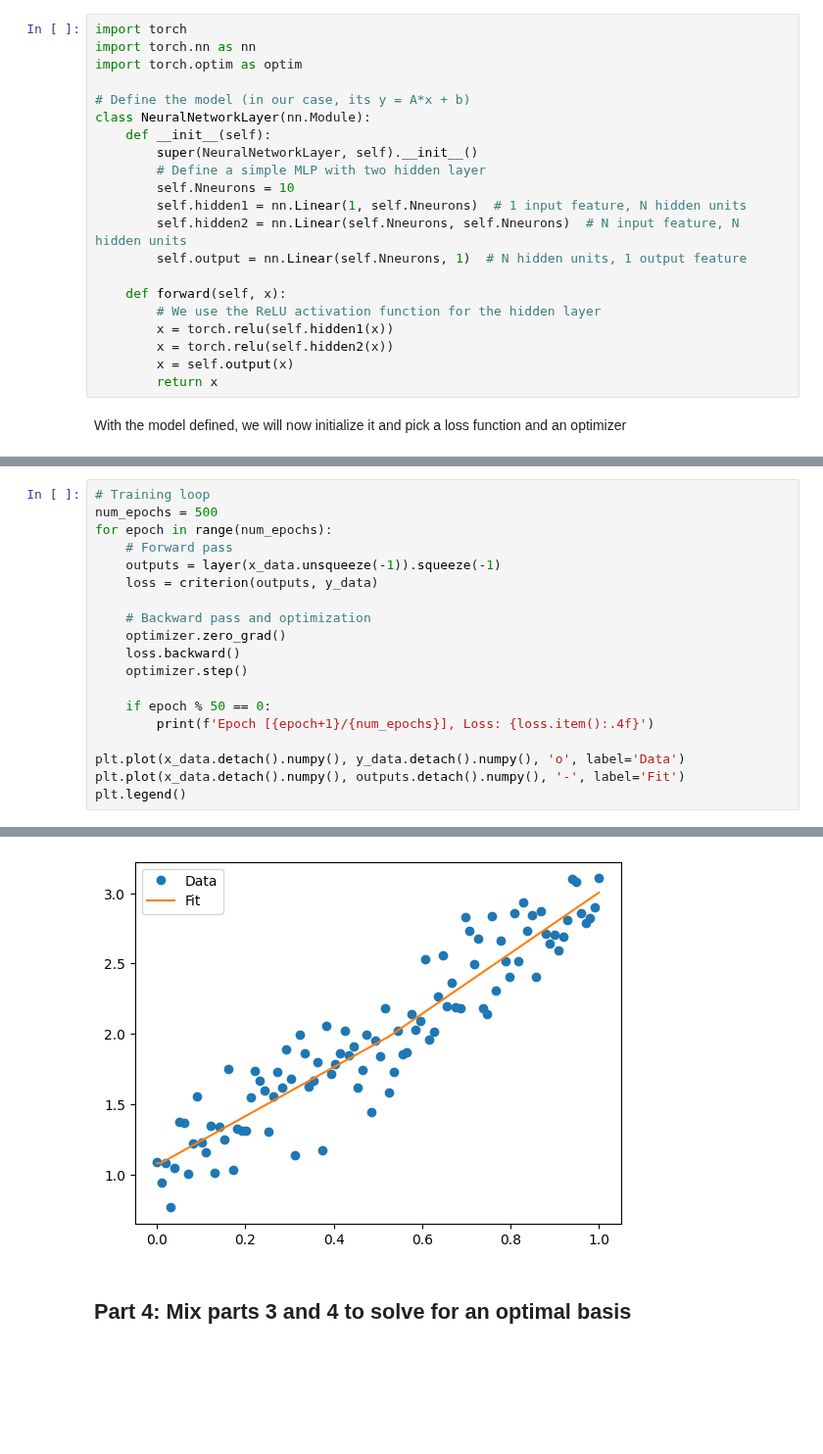
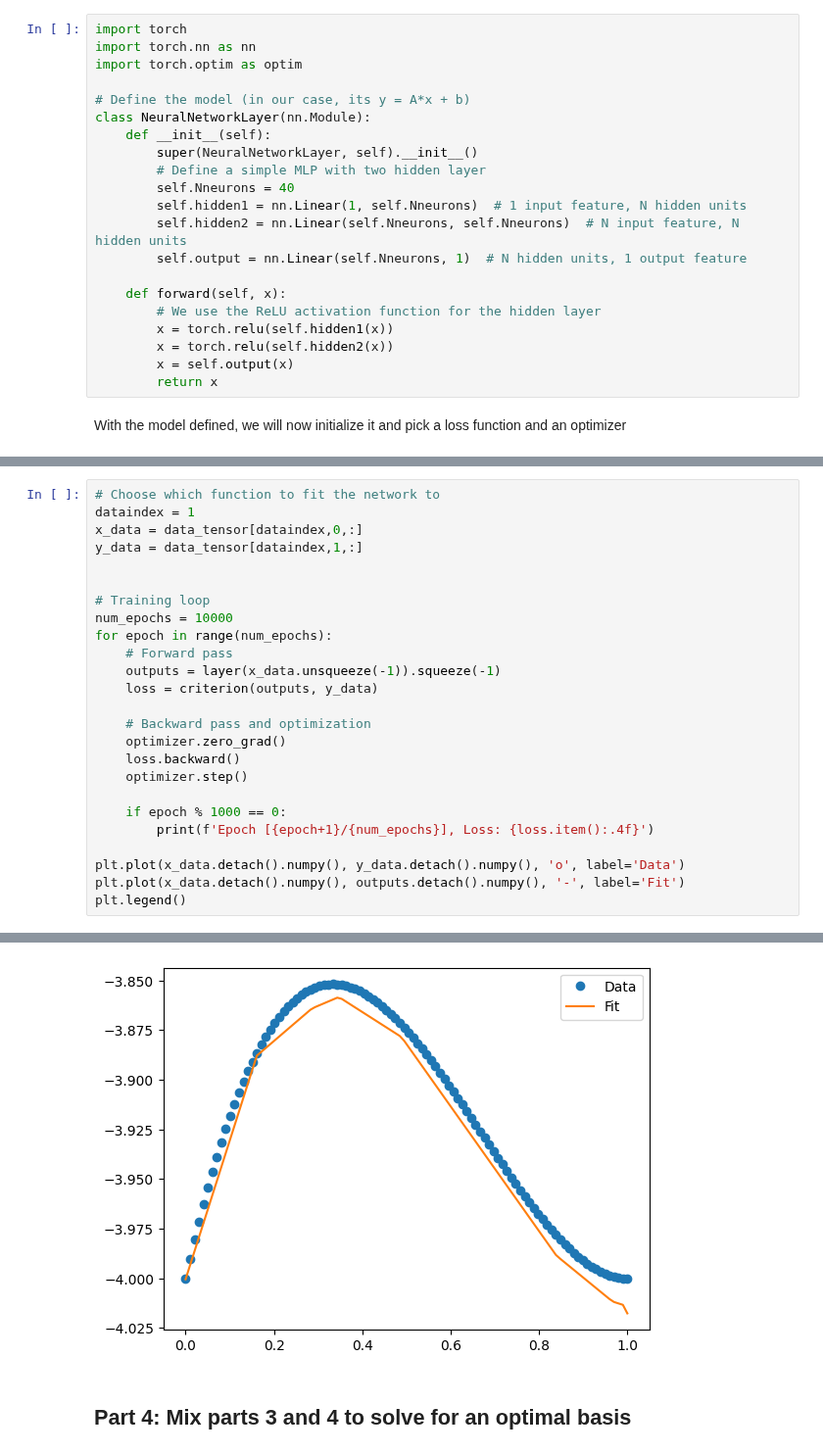
Before and after one commit to AITricia/ENM5320, a Jupyter notebook: Code/Lecture01.ipynb, the cells around one changed output, grey strips where cells are left out. Shown at 98% size. Saved outputs shown, nothing was run; the diff lists cells and outputs as text; blank space fills up the shorter version.

```diff
--- a/Code/Lecture01.ipynb
+++ b/Code/Lecture01.ipynb
@@ -431,7 +431,7 @@ class NeuralNetworkLayer(nn.Module):
     def __init__(self):
         super(NeuralNetworkLayer, self).__init__()
         # Define a simple MLP with two hidden layer
-        self.Nneurons = 10
+        self.Nneurons = 40
         self.hidden1 = nn.Linear(1, self.Nneurons)  # 1 input feature, N hidden units
         self.hidden2 = nn.Linear(self.Nneurons, self.Nneurons)  # N input feature, N hidden units
         self.output = nn.Linear(self.Nneurons, 1)  # N hidden units, 1 output feature
@@ -460,6 +456,12 @@ The following
 # %%
+# Choose which function to fit the network to
+dataindex = 1
+x_data = data_tensor[dataindex,0,:]
+y_data = data_tensor[dataindex,1,:]
+
+
 # Training loop
-num_epochs = 500
+num_epochs = 10000
 for epoch in range(num_epochs):
     # Forward pass
     outputs = layer(x_data.unsqueeze(-1)).squeeze(-1)
@@ -470,7 +472,7 @@ for epoch in range(num_epochs):
     loss.backward()
     optimizer.step()
 
-    if epoch % 50 == 0:
+    if epoch % 1000 == 0:
         print(f'Epoch [{epoch+1}/{num_epochs}], Loss: {loss.item():.4f}')
 
 plt.plot(x_data.detach().numpy(), y_data.detach().numpy(), 'o', label='Data')
@@ -490,4 +492,4 @@ Epoch [451/500], Loss: 0.0441
 <matplotlib.legend.Legend at 0x...>
-[figure, old version]
+[figure, new version]
 # %% [markdown]
 ## Part 4: Mix parts 3 and 4 to solve for an optimal basis ##
```
Also changed, not shown: parts of 9 cells of this notebook.
